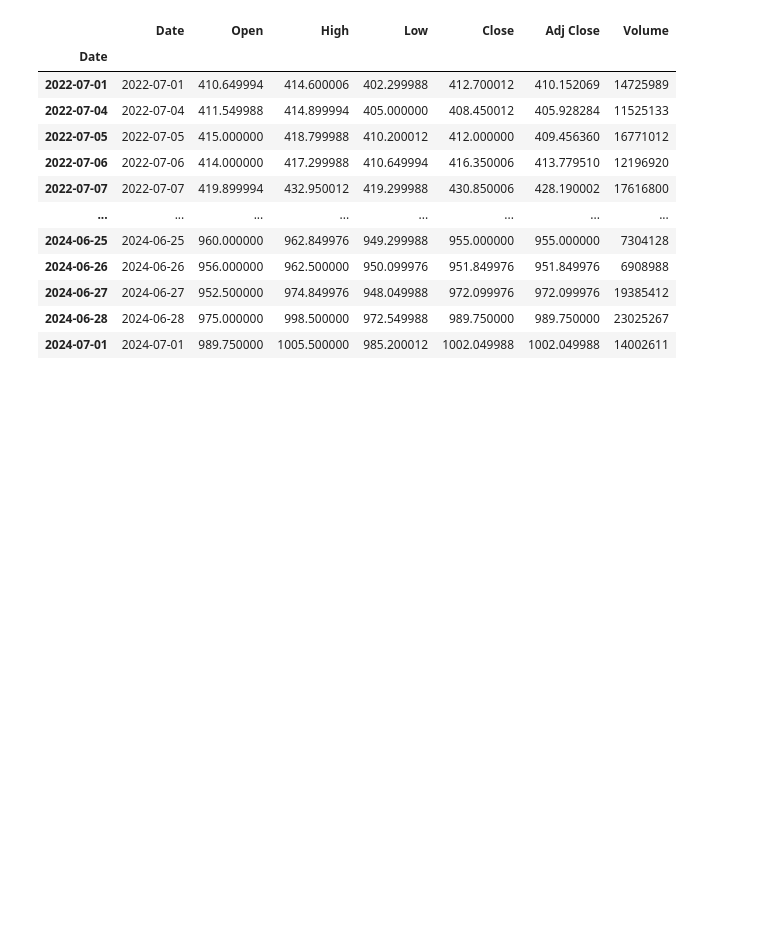
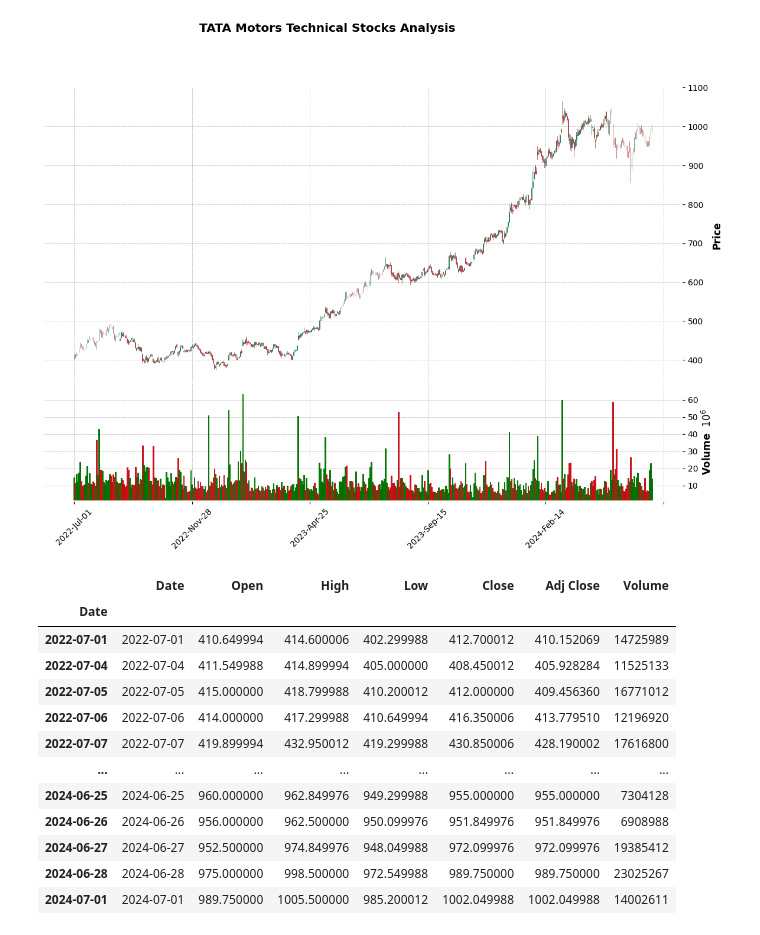
Before and after one commit to Neermita18/Stock_Market_Analysis, a Jupyter notebook: TATA_MOTORS_Technical_stock_market_analysis_LSTM.ipynb, the cells around one changed output. Saved outputs shown, nothing was run; the diff lists cells and outputs as text; code cells hidden in the pictures; blank space fills up the shorter version.

```diff
--- a/TATA_MOTORS_Technical_stock_market_analysis_LSTM.ipynb
+++ b/TATA_MOTORS_Technical_stock_market_analysis_LSTM.ipynb
@@ -10,5 +31,14 @@ import datetime as dt
 # %%
 df= pd.read_csv('TATAMOTORS.NS.csv')
+# %%
+df2=df.copy()
+df2['Date'] = pd.to_datetime(df2['Date'])
+df2.set_index('Date', inplace=True)
+
+# Plot the candlestick chart
+mpf.plot(df2, type='candle', style='charles', title='TATA Motors Technical Stocks Analysis', ylabel='Price', volume=True,figsize=(15, 10))
+# %% [output]
+[figure, added]
 # %%
 df.index=df['Date']
 # %%
```
Also changed, not shown: parts of 9 cells of this notebook.
